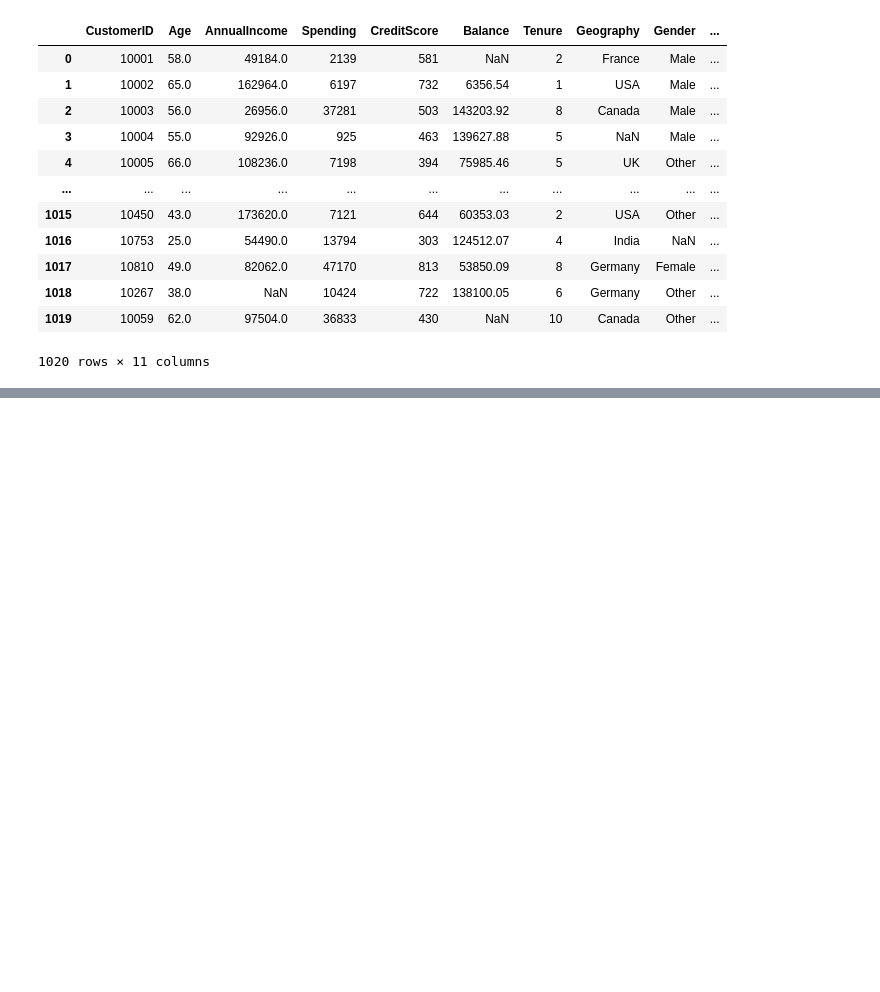
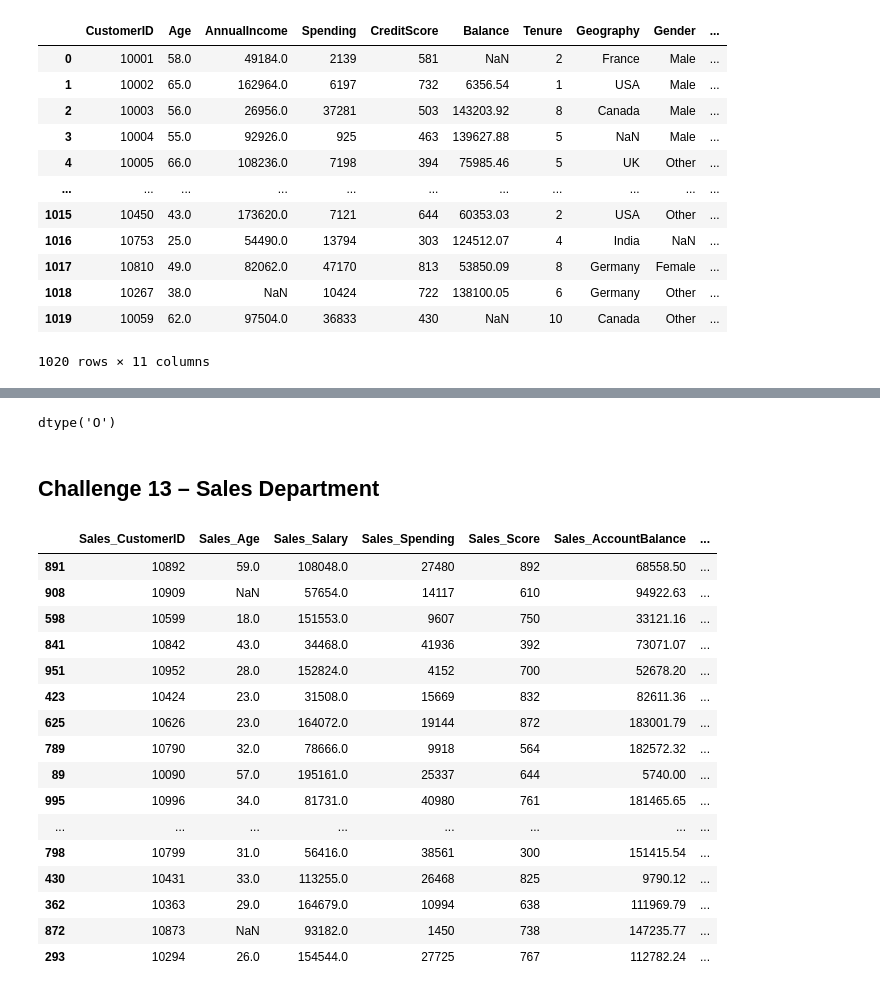
Before and after one commit to yashdeore24/Python_daily_task, a Jupyter notebook: Task_on_pandas_challenges.ipynb, the cells around one changed output, grey strips where cells are left out. Cells and saved outputs as stored; diff of their text form; code cells hidden in the pictures; blank space fills up the shorter version.

```diff
--- a/Task_on_pandas_challenges.ipynb
+++ b/Task_on_pandas_challenges.ipynb
@@ -683,0 +770,46 @@ df10
+# %%
+# convert it into string
+df12['Customer_Class'] = df12['Customer_Class'].astype(str)
+df12['Customer_Class'].dtype
+# %% [output]
+dtype('O')
+# %% [markdown]
+## Challenge 13 – Sales Department
+# %%
+# import pandas library
+import pandas as pd
+# load data data frame
+df13 = pd.read_csv("C:\\Users\\deore\\Downloads\\Task_dataset - Task_dataset.csv")
+df13 = pd.DataFrame(df13)
+# %%
+# rename
+df13.rename(columns = {'Balance' :'AccountBalance',
+                       'AnnualIncome':'Salary',
+                       'CreditScore':'Score'},
+                        inplace = True)
+# %%
+# add Prefix
+
+df13 = df13.add_prefix("Sales_")
+# %%
+# display
+
+df13.sample(20)
+# %% [output]
+|  | Sales_CustomerID | Sales_Age | Sales_Salary | Sales_Spending | Sales_Score | Sales_AccountBalance | ... |
+| 891 | 10892 | 59.0 | 108048.0 | 27480 | 892 | 68558.50 | ... |
+| 908 | 10909 | NaN | 57654.0 | 14117 | 610 | 94922.63 | ... |
+| 598 | 10599 | 18.0 | 151553.0 | 9607 | 750 | 33121.16 | ... |
+| 841 | 10842 | 43.0 | 34468.0 | 41936 | 392 | 73071.07 | ... |
+| 951 | 10952 | 28.0 | 152824.0 | 4152 | 700 | 52678.20 | ... |
+| 423 | 10424 | 23.0 | 31508.0 | 15669 | 832 | 82611.36 | ... |
+| 625 | 10626 | 23.0 | 164072.0 | 19144 | 872 | 183001.79 | ... |
+| 789 | 10790 | 32.0 | 78666.0 | 9918 | 564 | 182572.32 | ... |
+| 89 | 10090 | 57.0 | 195161.0 | 25337 | 644 | 5740.00 | ... |
+| 995 | 10996 | 34.0 | 81731.0 | 40980 | 761 | 181465.65 | ... |
+| ... | ... | ... | ... | ... | ... | ... | ... |
+| 798 | 10799 | 31.0 | 56416.0 | 38561 | 300 | 151415.54 | ... |
+| 430 | 10431 | 33.0 | 113255.0 | 26468 | 825 | 9790.12 | ... |
+| 362 | 10363 | 29.0 | 164679.0 | 10994 | 638 | 111969.79 | ... |
+| 872 | 10873 | NaN | 93182.0 | 1450 | 738 | 147235.77 | ... |
+| 293 | 10294 | 26.0 | 154544.0 | 27725 | 767 | 112782.24 | ... |
```
Also changed, not shown: parts of 13 cells of this notebook.
